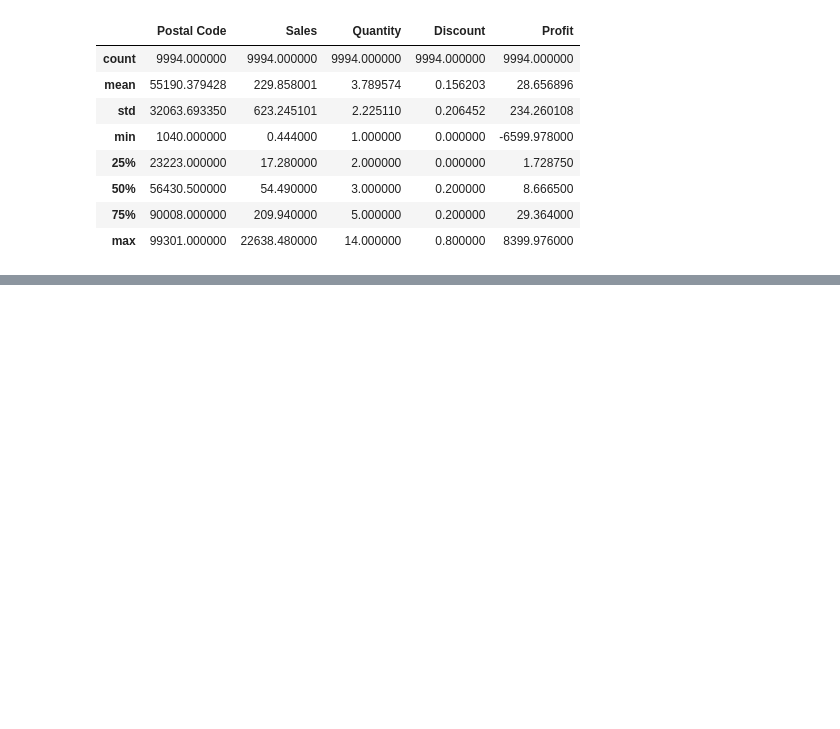
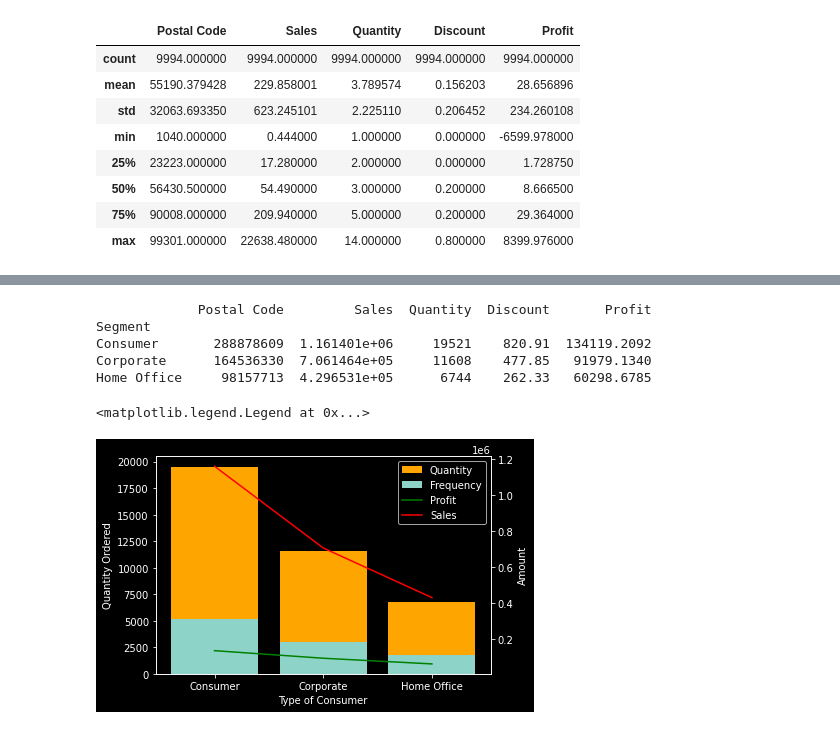
Before and after one commit to MrCipher691/GRIP-Sparks-Foundation, a Jupyter notebook: EDA-Store.ipynb, the cells around one changed output, grey strips where cells are left out. Cells and saved outputs as stored; diff of their text form; code cells hidden in the pictures; blank space fills up the shorter version.

```diff
--- a/EDA-Store.ipynb
+++ b/EDA-Store.ipynb
@@ -85,0 +146,4 @@ sns.histplot(ax=axes[1, 1], data = df, x = 'Profit', kde = True)
+# %%
+segment_count = df.groupby('Segment').count()
+segment = segment_count.index
+segment_count.head()
@@ -85,0 +156,33 @@ sns.histplot(ax=axes[1, 1], data = df, x = 'Profit', kde = True)
+# %%
+segment_sum = df.groupby('Segment').sum()
+print(segment_sum)
+
+fig, ax1 = plt.subplots()
+
+ax2 = ax1.twinx()
+
+ax1.bar(segment, segment_sum['Quantity'], color='orange', label='Quantity')
+ax1.bar(segment, segment_count['Quantity'], label='Frequency')
+ax2.plot(segment, segment_sum['Profit'], color='green', label='Profit')
+ax2.plot(segment, segment_sum['Sales'], color='red', label='Sales')
+
+ax1.set_xlabel('Type of Consumer')
+ax1.set_ylabel('Quantity Ordered')
+ax2.set_ylabel('Amount')
+ax1.set_xticklabels(segment)
+
+lines_1, labels_1 = ax1.get_legend_handles_labels()
+lines_2, labels_2 = ax2.get_legend_handles_labels()
+
+lines = lines_1 + lines_2
+labels = labels_1 + labels_2
+
+ax1.legend(lines, labels, loc=0)
+# %% [output]
+             Postal Code         Sales  Quantity  Discount       Profit
+Segment
+Consumer       288878609  1.161401e+06     19521    820.91  134119.2092
+Corporate      164536330  7.061464e+05     11608    477.85   91979.1340
+Home Office     98157713  4.296531e+05      6744    262.33   60298.6785
+<matplotlib.legend.Legend at 0x...>
+[figure, added]
```
Also changed, not shown: parts of 21 cells of this notebook.
